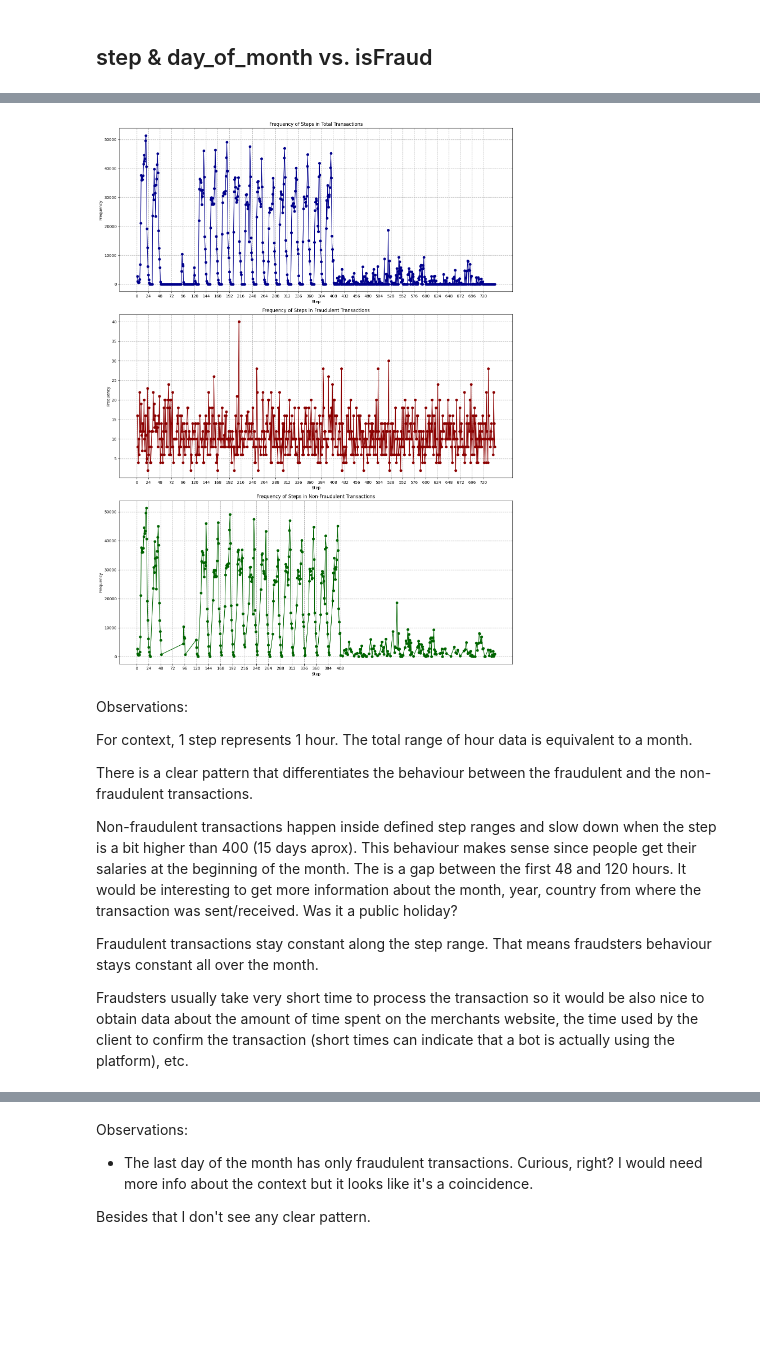
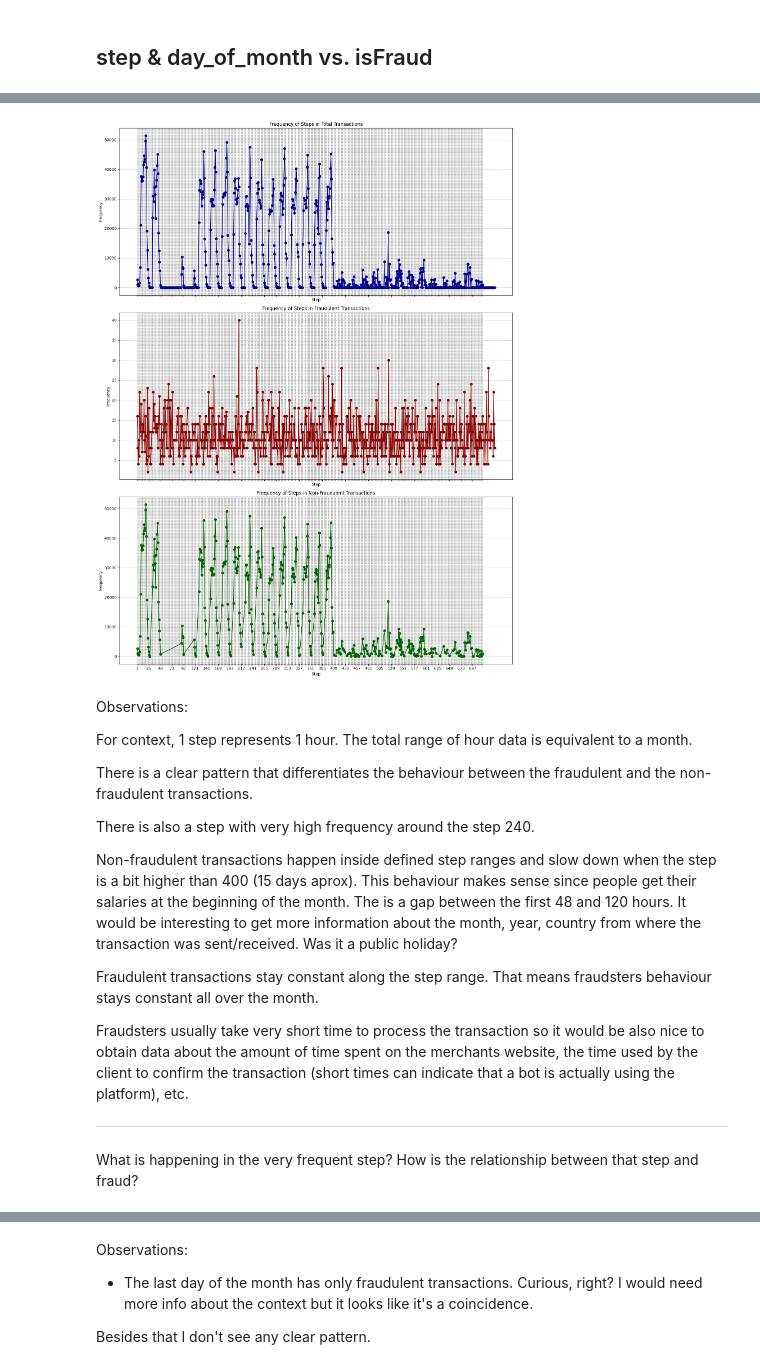
Before and after one commit to AMaldu/fraud_detection, a Jupyter notebook: notebooks/bivariate_analysis.ipynb, the cells around one changed output, grey strips where cells are left out. Cells and saved outputs as stored; diff of their text form; code cells hidden in the pictures; blank space fills up the shorter version.

```diff
--- a/notebooks/bivariate_analysis.ipynb
+++ b/notebooks/bivariate_analysis.ipynb
@@ -17,5 +18,5 @@ if not os.path.exists('images_bivar_analysis'):
 # %%
-data = pd.read_parquet('../data/processed/df_fraud_univar.parquet', engine= 'fastparquet')
+data = pd.read_parquet('../data/silver/df_fraud_univar.parquet', engine= 'fastparquet')
 data.head()
 # %% [output]
 |  | step | type | amount | nameOrig | oldbalanceOrig | newbalanceOrig | nameDest | oldbalanceDest | ... |
@@ -29,26 +36,32 @@ data.head()
 # %%
 total_value_counts = data['step'].value_counts().sort_index()
-fraud_value_counts = data[data['isFraud'] == 1]['step'].value_counts().sort_index()
-non_fraud_value_counts = data[data['isFraud'] == 0]['step'].value_counts().sort_index()
+fraud_value_counts = data[data['isFraud'] == 'fraud']['step'].value_counts().sort_index()
+non_fraud_value_counts = data[data['isFraud'] == 'no_fraud']['step'].value_counts().sort_index()
 
-fig, axes = plt.subplots(nrows=3, ncols=1, figsize=(15, 20))
+fig, axes = plt.subplots(nrows=3, ncols=1, figsize=(15, 20), sharex=True)
 
-for ax, counts, title, color in zip(axes, [total_value_counts, fraud_value_counts, non_fraud_value_counts],
-                                    ["Frequency of Steps in Total Transactions",
-                                     "Frequency of Steps in Fraudulent Transactions",
-                                     "Frequency of Steps in Non-Fraudulent Transactions"],
-                                    ['#00008B', '#8B0000', '#006400']):
-    ax.plot(counts.index, counts, marker='o', color=color)
+titles = [
+    "Frequency of Steps in Total Transactions",
+    "Frequency of Steps in Fraudulent Transactions",
+    "Frequency of Steps in Non-Fraudulent Transactions"
+]
+colors = ['#00008B', '#8B0000', '#006400']
+counts_list = [total_value_counts, fraud_value_counts, non_fraud_value_counts]
+
+for ax, counts, title, color in zip(axes, counts_list, titles, colors):
+    ax.plot(counts.index, counts, marker='o', color=color, linestyle='-', markersize=6)
     ax.set_title(title)
     ax.set_xlabel("Step")
     ax.set_ylabel("Frequency")
-    ax.grid(which='both', linestyle='--', linewidth=1)
-    ax.set_xticks(np.arange(0, len(counts) + 1, 24))
+    ax.grid(True, which='both', linestyle='--', linewidth=0.7)
+    ax.set_xticks(np.arange(min(counts.index), max(counts.index) + 1, 24))
+    ax.set_xticks(np.arange(min(counts.index), max(counts.index) + 1, 1), minor=True)
+    ax.tick_params(axis='x', which='minor', length=3, color='grey')
 
 plt.tight_layout()
 plt.show()
 # %% [output]
-[figure, old version]
+[figure, new version]
 # %% [markdown]
 Observations:
 
@@ -56,8 +69,14 @@ For context, 1 step represents 1 hour. The total range of hour data is equivalen
 
 There is a clear pattern that differentiates the behaviour between the fraudulent and the non-fraudulent transactions.
 
+There is also a step with very high frequency around the step 240.
+
 Non-fraudulent transactions happen inside defined step ranges and slow down when the step is a bit higher than 400 (15 days aprox). This behaviour makes sense since people get their salaries at the beginning of the month. The is a gap between the first 48 and 120 hours. It would be interesting to get more information about the month, year, country from where the transaction was sent/received. Was it a public holiday?
 
 Fraudulent transactions stay constant along the step range. That means fraudsters behaviour stays constant all over the month.
 
 Fraudsters usually take very short time to process the transaction so it would be also nice to obtain data about the amount of time spent on the merchants website, the time used by the client to confirm the transaction (short times can indicate that a bot is actually using the platform), etc.
+
+---
+
+What is happening in the very frequent step? How is the relationship between that step and fraud?
```
Also changed, not shown: parts of 34 cells of this notebook, 3 other files.
